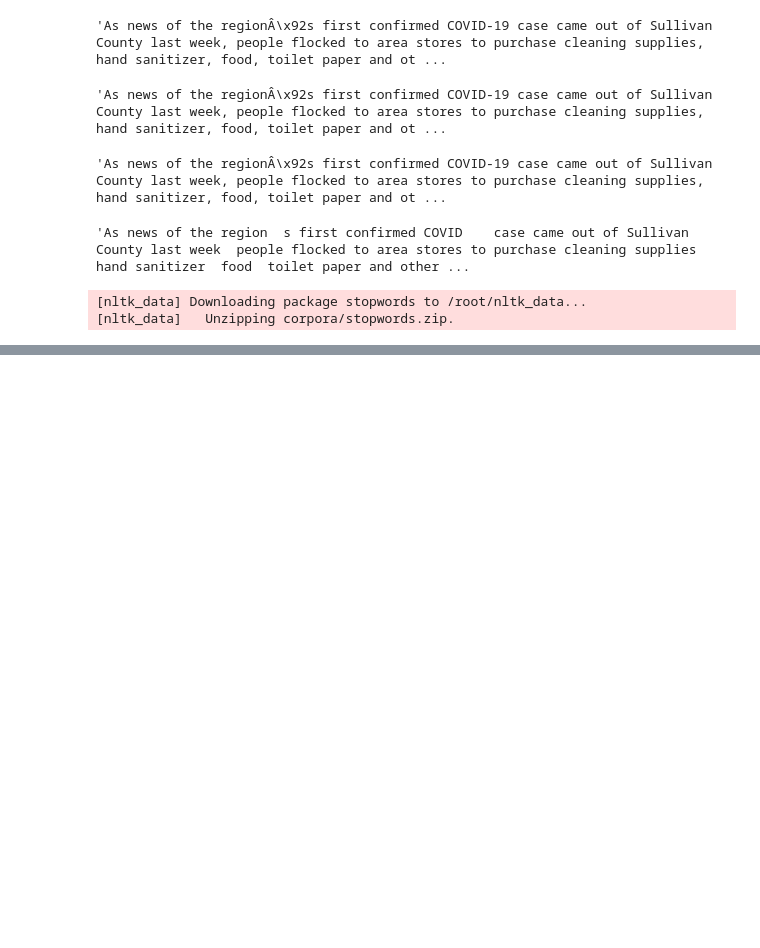
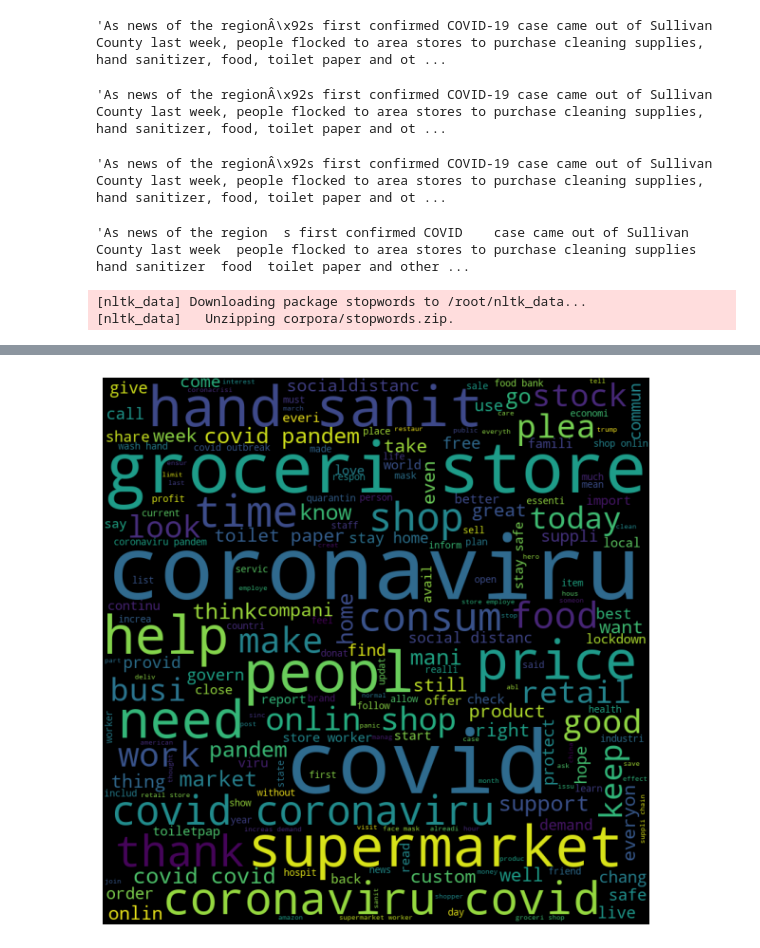
Before and after one commit to vikram0050/Coronavirus-Tweet-Sentiment-Analysis, a Jupyter notebook: Vikramaditya_Sah_Coronavirus_Tweet_Sentiment_Analysis_Capstone_Project.ipynb, the cells around one changed output, grey strips where cells are left out. Saved outputs shown, nothing was run; the diff lists cells and outputs as text; code cells hidden in the pictures; blank space fills up the shorter version.

```diff
--- a/Vikramaditya_Sah_Coronavirus_Tweet_Sentiment_Analysis_Capstone_Project.ipynb
+++ b/Vikramaditya_Sah_Coronavirus_Tweet_Sentiment_Analysis_Capstone_Project.ipynb
@@ -211,0 +312,18 @@ df1['OriginalTweet']= df1['OriginalTweet'].apply(lambda x: remove_stopwords(x))
+# %%
+#word cloud for positive sentiment
+words=' '.join(text for text in df1['OriginalTweet'][df1['Sentiment'] == 1])
+
+wordcloud = WordCloud(width = 800, height = 800,
+                background_color ='black',
+                stopwords = stopwords,
+                min_font_size = 10).generate(words)
+
+# plot the WordCloud image
+plt.figure(figsize = (8, 8))
+plt.imshow(wordcloud)
+plt.axis("off")
+plt.tight_layout(pad = 0)
+
+plt.show()
+# %% [output]
+[figure, added]
```
Also changed, not shown: parts of 17 cells of this notebook.
